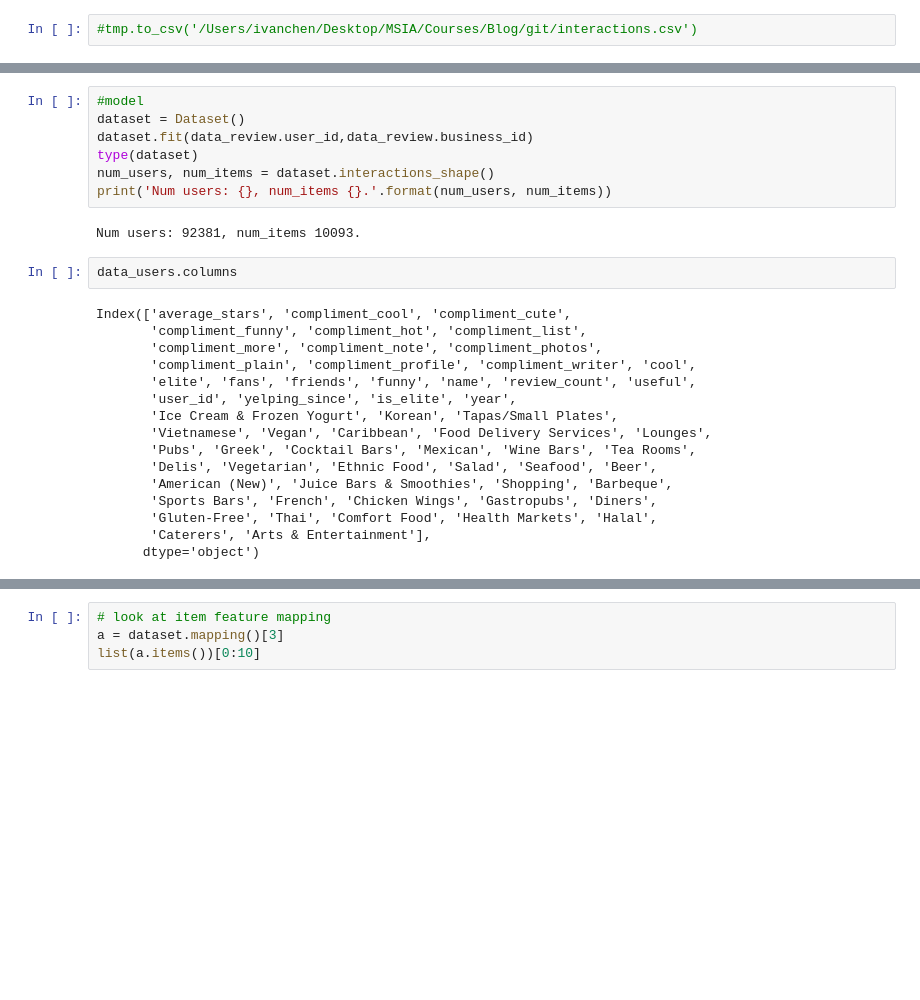
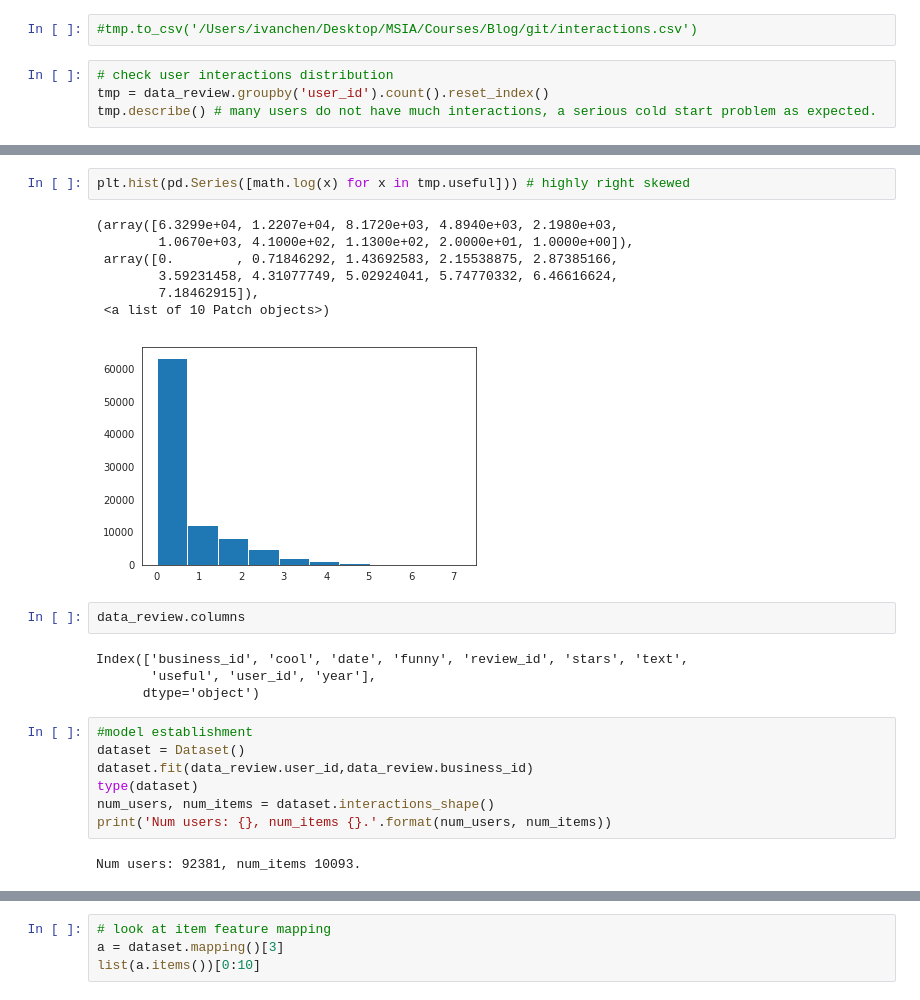
Before and after one commit to Ivanclj/Yelp-Recommender, a Jupyter notebook: Restaurant Recommender.ipynb, the cells around one changed output, grey strips where cells are left out. Saved outputs shown, nothing was run; the diff lists cells and outputs as text; blank space fills up the shorter version.

```diff
--- a/Restaurant Recommender.ipynb
+++ b/Restaurant Recommender.ipynb
@@ -547,2 +481,6 @@ tmp.shape
 # %%
 #tmp.to_csv('/Users/ivanchen/Desktop/MSIA/Courses/Blog/git/interactions.csv')
+# %%
+# check user interactions distribution
+tmp = data_review.groupby('user_id').count().reset_index()
+tmp.describe() # many users do not have much interactions, a serious cold start problem as expected.
@@ -549,5 +497,21 @@ tmp.shape
+# %%
+plt.hist(pd.Series([math.log(x) for x in tmp.useful])) # highly right skewed
+# %% [output]
+(array([6.3299e+04, 1.2207e+04, 8.1720e+03, 4.8940e+03, 2.1980e+03,
+        1.0670e+03, 4.1000e+02, 1.1300e+02, 2.0000e+01, 1.0000e+00]),
+ array([0.        , 0.71846292, 1.43692583, 2.15538875, 2.87385166,
+        3.59231458, 4.31077749, 5.02924041, 5.74770332, 6.46616624,
+        7.18462915]),
+ <a list of 10 Patch objects>)
+[figure, added]
+# %%
+data_review.columns
+# %% [output]
+Index(['business_id', 'cool', 'date', 'funny', 'review_id', 'stars', 'text',
+       'useful', 'user_id', 'year'],
+      dtype='object')
 # %%
-#model
+#model establishment
 dataset = Dataset()
 dataset.fit(data_review.user_id,data_review.business_id)
 type(dataset)
@@ -555,23 +519,5 @@ num_users, num_items = dataset.interactions_shape()
 print('Num users: {}, num_items {}.'.format(num_users, num_items))
 # %% [output]
 Num users: 92381, num_items 10093.
-# %%
-data_users.columns
-# %% [output]
-Index(['average_stars', 'compliment_cool', 'compliment_cute',
-       'compliment_funny', 'compliment_hot', 'compliment_list',
-       'compliment_more', 'compliment_note', 'compliment_photos',
-       'compliment_plain', 'compliment_profile', 'compliment_writer', 'cool',
-       'elite', 'fans', 'friends', 'funny', 'name', 'review_count', 'useful',
-       'user_id', 'yelping_since', 'is_elite', 'year',
-       'Ice Cream & Frozen Yogurt', 'Korean', 'Tapas/Small Plates',
-       'Vietnamese', 'Vegan', 'Caribbean', 'Food Delivery Services', 'Lounges',
-       'Pubs', 'Greek', 'Cocktail Bars', 'Mexican', 'Wine Bars', 'Tea Rooms',
-       'Delis', 'Vegetarian', 'Ethnic Food', 'Salad', 'Seafood', 'Beer',
-       'American (New)', 'Juice Bars & Smoothies', 'Shopping', 'Barbeque',
-       'Sports Bars', 'French', 'Chicken Wings', 'Gastropubs', 'Diners',
-       'Gluten-Free', 'Thai', 'Comfort Food', 'Health Markets', 'Halal',
-       'Caterers', 'Arts & Entertainment'],
-      dtype='object')
 # %%
 # fit item and user features.
```
Also changed, not shown: parts of 43 cells of this notebook, 6 other files.
